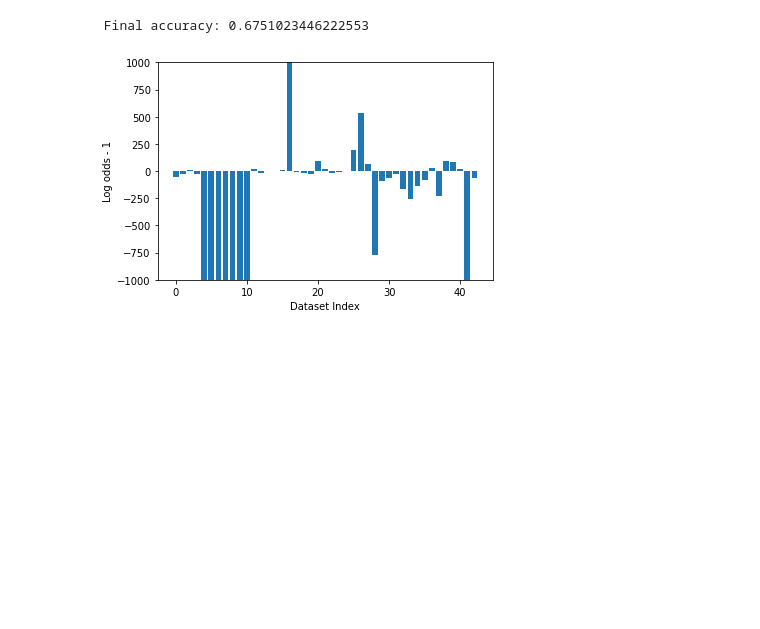
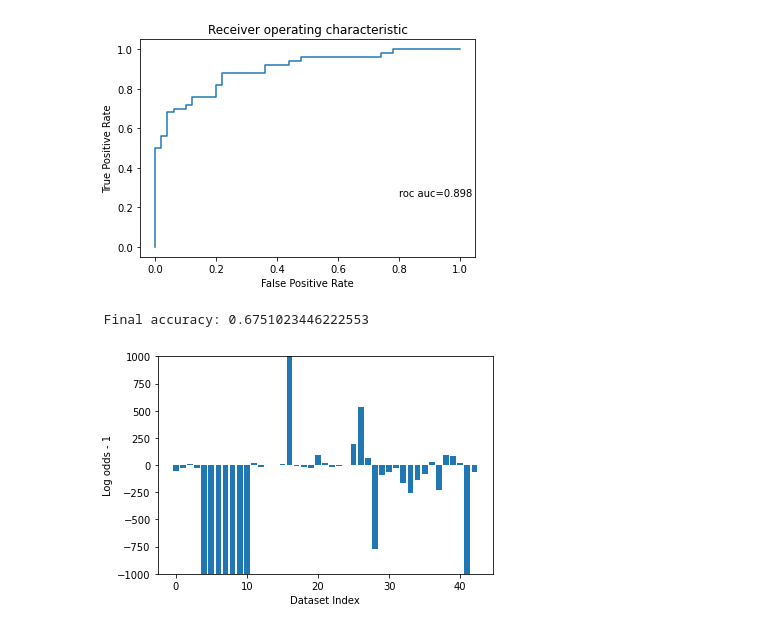
Before and after one commit to Anish144/causal_discovery_bayesian_model_selection, a Jupyter notebook: notebooks/results_playground.ipynb, the cells around one changed output. Saved outputs shown, nothing was run; the diff lists cells and outputs as text; code cells hidden in the pictures; blank space fills up the shorter version.

```diff
--- a/notebooks/results_playground.ipynb
+++ b/notebooks/results_playground.ipynb
@@ -137,0 +172,33 @@ plt.show()
+# %%
+# Calculate ROC curve and AUC
+# The score value should be - causal + anticausal
+# This is because a higher score should mean causal and a lower score mean anticausal
+
+# We also need to ensure half the labels are anticausal and half the labels are causal
+# We thus need to generate indexes that will be the anticausal direction is true
+# then for the other ones, we will multiply the scores by -1
+
+anticausal_labels = np.random.choice(100, 50, replace=False)
+causal_labels = np.array(
+    list(
+        set(np.arange(100)) - set(anticausal_labels)
+    )
+)
+y_labels = np.zeros(100)
+y_scores = np.zeros(100)
+for i in range(100):
+    if i in anticausal_labels:
+        y_labels[i] = -1
+        y_scores[i] = all_log_diffs[i]
+    elif i in causal_labels:
+        y_labels[i] = 1
+        y_scores[i] = -1 * all_log_diffs[i]
+    else:
+        raise ValueError(f"Missed {i}")
+# %%
+from sklearn.metrics import roc_curve
+from sklearn.metrics import roc_curve, auc
+
+
+fpr, tpr, _ = roc_curve(y_labels, y_scores)
+roc_auc = auc(fpr, tpr)
@@ -138,3 +209,17 @@ plt.show()
+# %%
+textstr = 'roc auc=%.3f\n'%(
+    roc_auc
+)
+plt.text(0.8, 0.2, textstr, fontsize=10)
+plt.plot(
+    fpr, tpr
+)
+plt.xlabel("False Positive Rate")
+plt.ylabel("True Positive Rate")
+plt.title("Receiver operating characteristic")
+plt.show()
+# %% [output]
+[figure, added]
 # %%
 file = "/vol/bitbucket/ad6013/Research/gp-causal/results/fullscore-cep-gplvm-sqexp-reinit20.p"
 
```
Also changed, not shown: parts of 22 cells of this notebook, 10 other files.
